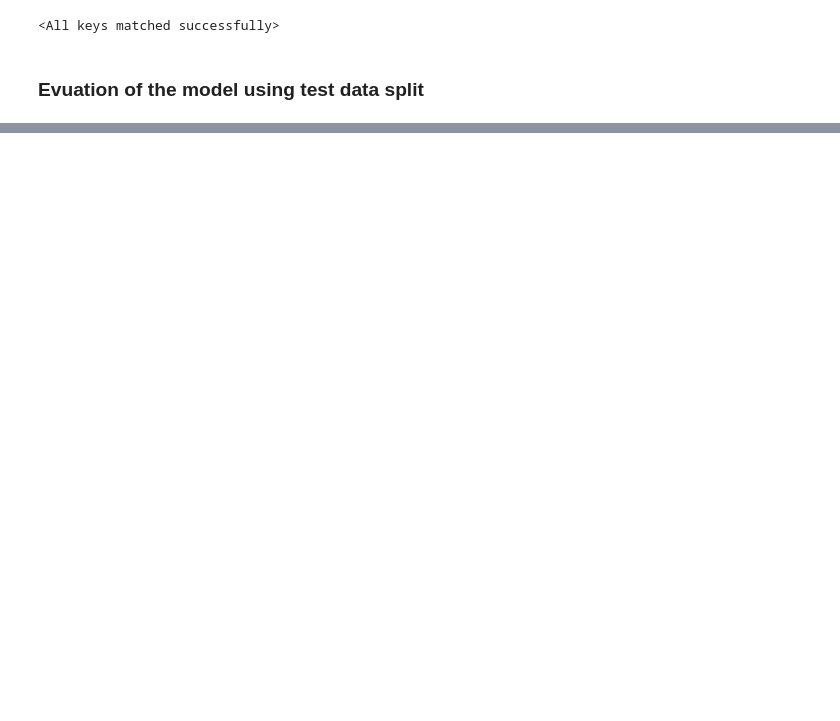
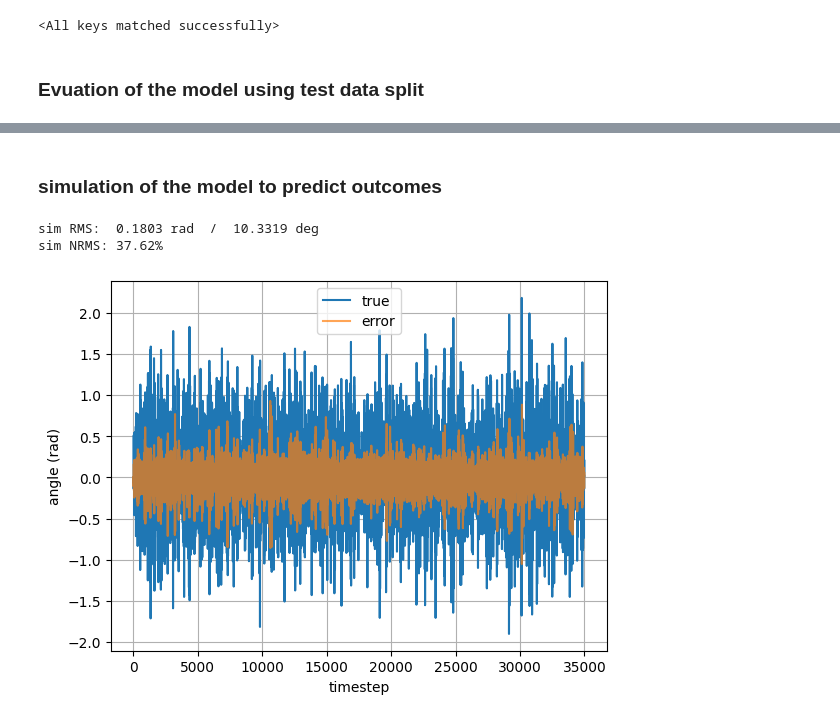
Before and after one commit to Martijn-vd-s/gym-unbalanced-disk-5SC28-group-24, a Jupyter notebook: src/ANN.ipynb, the cells around one changed output, grey strips where cells are left out. Drawn from its saved outputs; the diff is of its cells as text; code cells hidden in the pictures; blank space fills up the shorter version.

Commit message:
added final simulation of model

```diff
--- a/src/ANN.ipynb
+++ b/src/ANN.ipynb
@@ -161,0 +162,35 @@ NRMS: 1.34%
+# %% [markdown]
+### simulation of the model to predict outcomes
+# %%
+def simulate(f, u, y, skip=50, p=5, x_mu=None, x_sig=None, y_mu=None, y_sig=None):
+    upast = u[skip-p:skip].tolist()
+    ypast = y[skip-p:skip].tolist()
+    out   = y[:skip].tolist()
+
+    f.eval()
+    for k in range(skip, len(u)):
+        x  = np.concatenate([upast, ypast])
+        xt = torch.tensor((x - x_mu) / x_sig, dtype=torch.float32).unsqueeze(0)
+        with torch.no_grad():
+            yp = f(xt).item() * y_sig + y_mu
+        out.append(yp)
+        upast.append(u[k]); upast.pop(0)
+        ypast.append(yp);   ypast.pop(0)
+
+    return np.array(out)
+
+sim = simulate(model, u_raw, y_raw, skip=lag, p=lag,
+               x_mu=x_mu, x_sig=x_sig, y_mu=y_mu, y_sig=y_sig)
+
+err     = sim[lag:] - y_raw[lag:]
+rms_sim = np.mean(err**2)**0.5
+print(f"sim RMS:  {rms_sim:.4f} rad  /  {rms_sim/(2*np.pi)*360:.4f} deg")
+print(f"sim NRMS: {rms_sim/np.std(y_raw[lag:])*100:.2f}%")
+
+plt.plot(y_raw, label="true")
+plt.plot(sim - y_raw, label="error", alpha=0.7)
+plt.xlabel("timestep"); plt.ylabel("angle (rad)"); plt.legend(); plt.grid(); plt.show()
+# %% [output]
+sim RMS:  0.1803 rad  /  10.3319 deg
+sim NRMS: 37.62%
+[figure, added]
```
Also changed, not shown: parts of 2 cells of this notebook.
